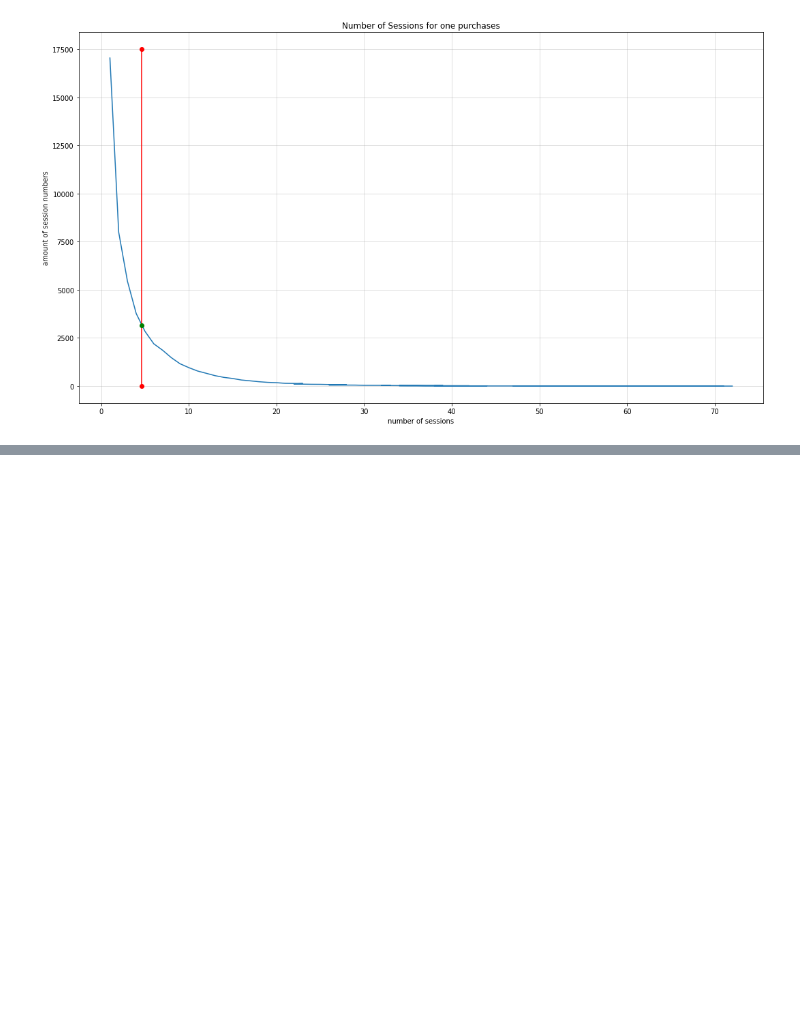
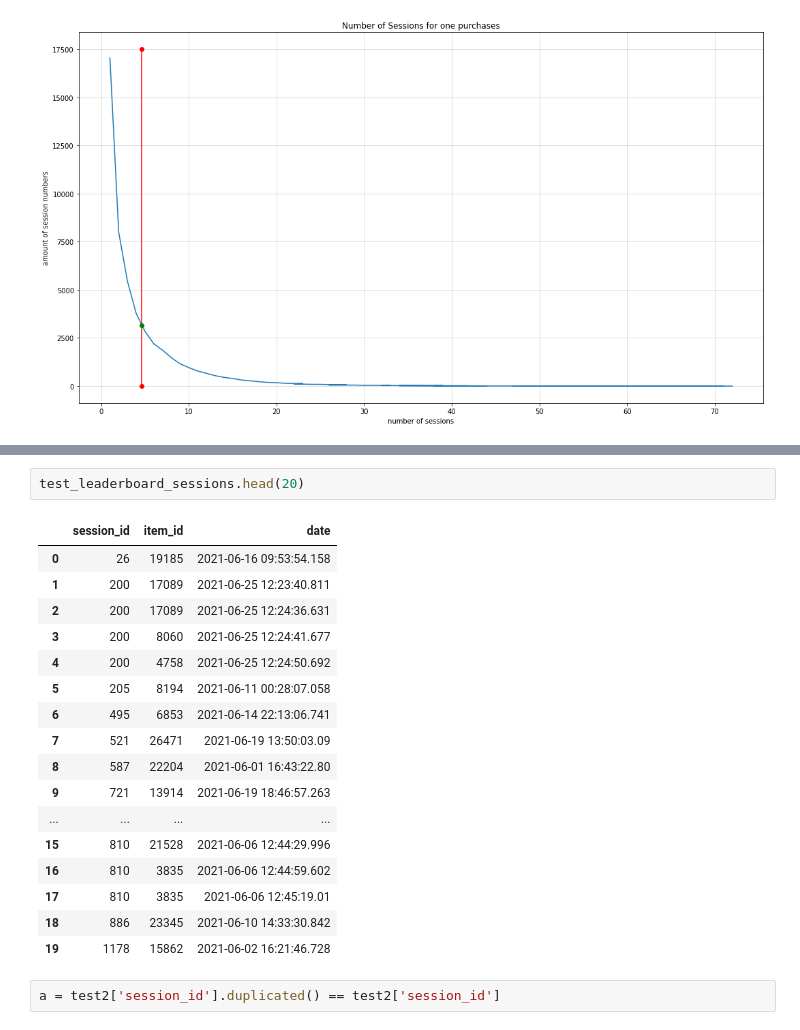
Before and after one commit to Ananassio/Data-Science_lab, a Jupyter notebook: Project/Data.ipynb, the cells around one changed output, grey strips where cells are left out. Drawn from its saved outputs; the diff is of its cells as text; blank space fills up the shorter version.

```diff
--- a/Project/Data.ipynb
+++ b/Project/Data.ipynb
@@ -283,0 +304,22 @@ axes.grid(alpha=0.5)
+# %%
+test_leaderboard_sessions.head(20)
+# %% [output]
+|  | session_id | item_id | date |
+| 0 | 26 | 19185 | 2021-06-16 09:53:54.158 |
+| 1 | 200 | 17089 | 2021-06-25 12:23:40.811 |
+| 2 | 200 | 17089 | 2021-06-25 12:24:36.631 |
+| 3 | 200 | 8060 | 2021-06-25 12:24:41.677 |
+| 4 | 200 | 4758 | 2021-06-25 12:24:50.692 |
+| 5 | 205 | 8194 | 2021-06-11 00:28:07.058 |
+| 6 | 495 | 6853 | 2021-06-14 22:13:06.741 |
+| 7 | 521 | 26471 | 2021-06-19 13:50:03.09 |
+| 8 | 587 | 22204 | 2021-06-01 16:43:22.80 |
+| 9 | 721 | 13914 | 2021-06-19 18:46:57.263 |
+| ... | ... | ... | ... |
+| 15 | 810 | 21528 | 2021-06-06 12:44:29.996 |
+| 16 | 810 | 3835 | 2021-06-06 12:44:59.602 |
+| 17 | 810 | 3835 | 2021-06-06 12:45:19.01 |
+| 18 | 886 | 23345 | 2021-06-10 14:33:30.842 |
+| 19 | 1178 | 15862 | 2021-06-02 16:21:46.728 |
+# %%
+a = test2['session_id'].duplicated() == test2['session_id']
```
Also changed, not shown: parts of 16 cells of this notebook.
